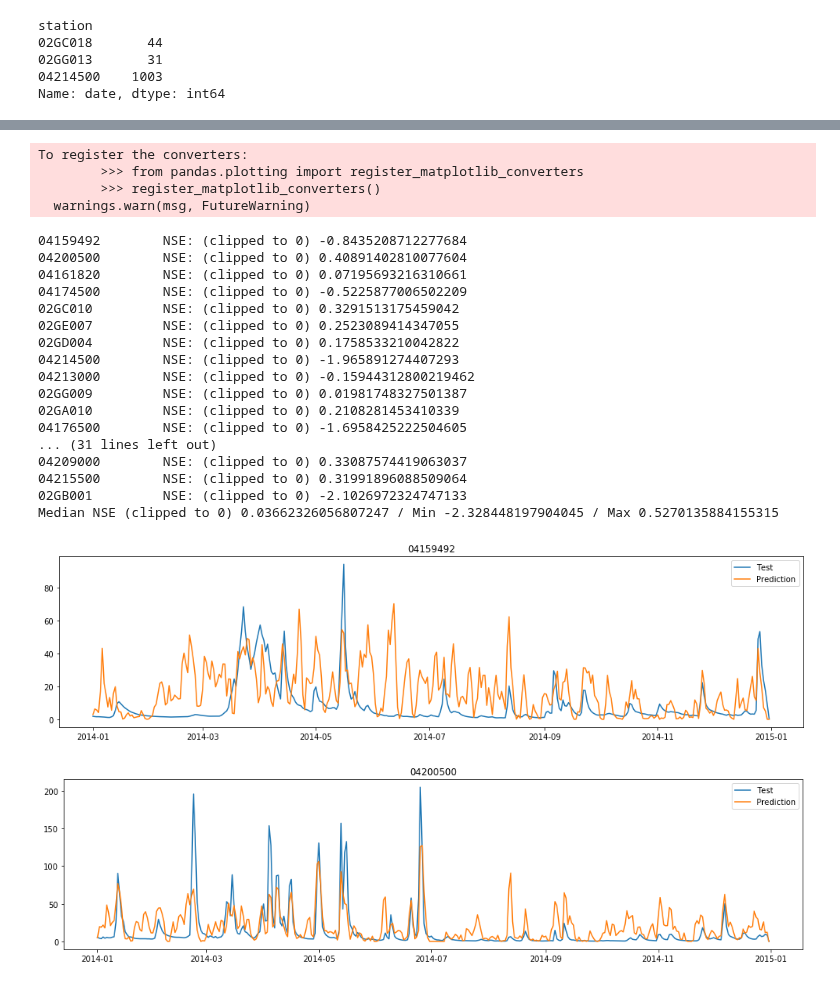
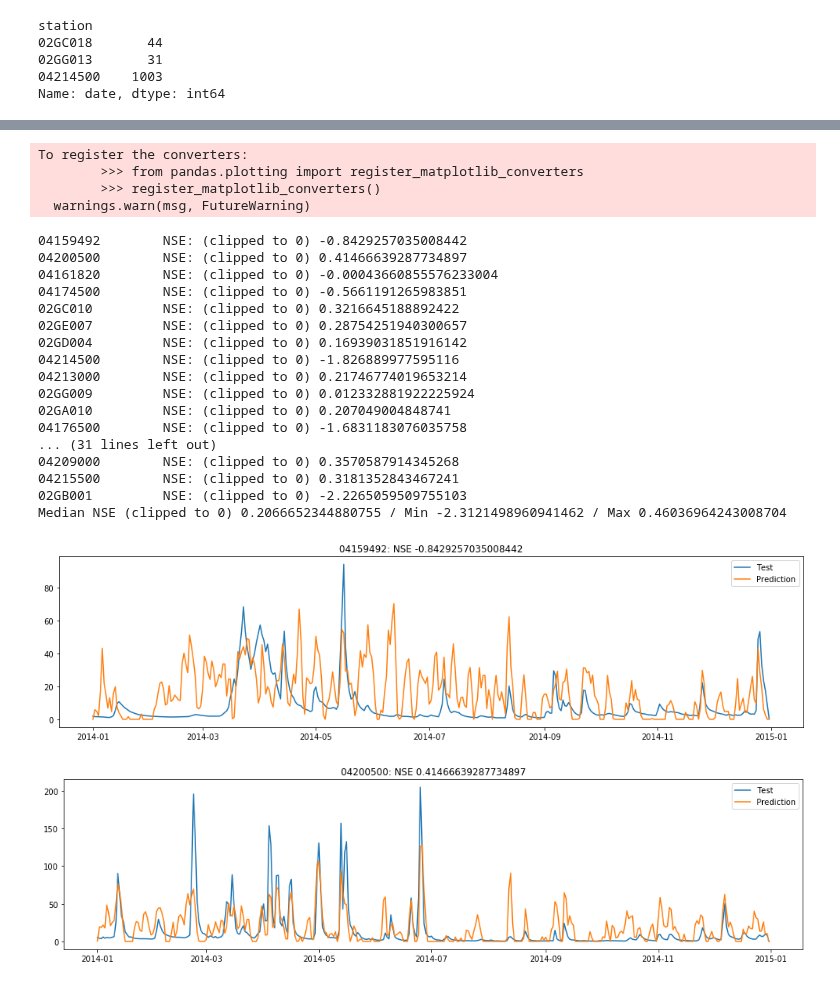
Before and after one commit to gauchm/streamflow-ml, a Jupyter notebook: LinReg_VIC_divideStreamflow.ipynb, the cells around one changed output, grey strips where cells are left out. Drawn from its saved outputs; the diff is of its cells as text; code cells hidden in the pictures.

Commit message:
Linear regression on hourly forcings: clip after aggregating

```diff
--- a/LinReg_VIC_divideStreamflow.ipynb
+++ b/LinReg_VIC_divideStreamflow.ipynb
@@ -115,35 +115,35 @@ for station in data_runoff['station'].unique():
 # %%
 # Evaluate each station
 nse_list = []
 plot_list = ['04159492', '04200500']
 for station, predict in predictions.items():
-    nse = evaluate.evaluate_hourly(station, predict['runoff'], actuals[station], plot=station in plot_list)
+    nse = evaluate.evaluate_hourly(station, predict['runoff'], actuals[station], clip_before_aggregate=False, plot=station in plot_list)
     nse_list.append(nse)
 
     print(station, '\tNSE: (clipped to 0)', nse_list[-1])
 
 print('Median NSE (clipped to 0)', np.median(nse_list), '/ Min', np.min(nse_list), '/ Max', np.max(nse_list))
 # %% [output]
 To register the converters:
         >>> from pandas.plotting import register_matplotlib_converters
         >>> register_matplotlib_converters()
   warnings.warn(msg, FutureWarning)
-04159492        NSE: (clipped to 0) -0.8435208712277684
-04200500        NSE: (clipped to 0) 0.40891402810077604
-04161820        NSE: (clipped to 0) 0.07195693216310661
-04174500        NSE: (clipped to 0) -0.5225877006502209
-02GC010         NSE: (clipped to 0) 0.3291513175459042
-02GE007         NSE: (clipped to 0) 0.2523089414347055
-02GD004         NSE: (clipped to 0) 0.1758533210042822
-04214500        NSE: (clipped to 0) -1.965891274407293
-04213000        NSE: (clipped to 0) -0.15944312800219462
-02GG009         NSE: (clipped to 0) 0.01981748327501387
-02GA010         NSE: (clipped to 0) 0.2108281453410339
-04176500        NSE: (clipped to 0) -1.6958425222504605
+04159492        NSE: (clipped to 0) -0.8429257035008442
+04200500        NSE: (clipped to 0) 0.41466639287734897
+04161820        NSE: (clipped to 0) -0.00043660855576233004
+04174500        NSE: (clipped to 0) -0.5661191265983851
+02GC010         NSE: (clipped to 0) 0.3216645188892422
+02GE007         NSE: (clipped to 0) 0.28754251940300657
+02GD004         NSE: (clipped to 0) 0.16939031851916142
+04214500        NSE: (clipped to 0) -1.826889977595116
+04213000        NSE: (clipped to 0) 0.21746774019653214
+02GG009         NSE: (clipped to 0) 0.012332881922225924
+02GA010         NSE: (clipped to 0) 0.207049004848741
+04176500        NSE: (clipped to 0) -1.6831183076035758
 ... (31 lines left out)
-04209000        NSE: (clipped to 0) 0.33087574419063037
-04215500        NSE: (clipped to 0) 0.31991896088509064
-02GB001         NSE: (clipped to 0) -2.1026972324747133
-Median NSE (clipped to 0) 0.03662326056807247 / Min -2.328448197904045 / Max 0.5270135884155315
+04209000        NSE: (clipped to 0) 0.3570587914345268
+04215500        NSE: (clipped to 0) 0.3181352843467241
+02GB001         NSE: (clipped to 0) -2.2265059509755103
+Median NSE (clipped to 0) 0.2066652344880755 / Min -2.3121498960941462 / Max 0.46036964243008704
-[figure, old version]
+[figure, new version]
-[figure, old version]
+[figure, new version]
```
Also changed, not shown: 2 other files.
